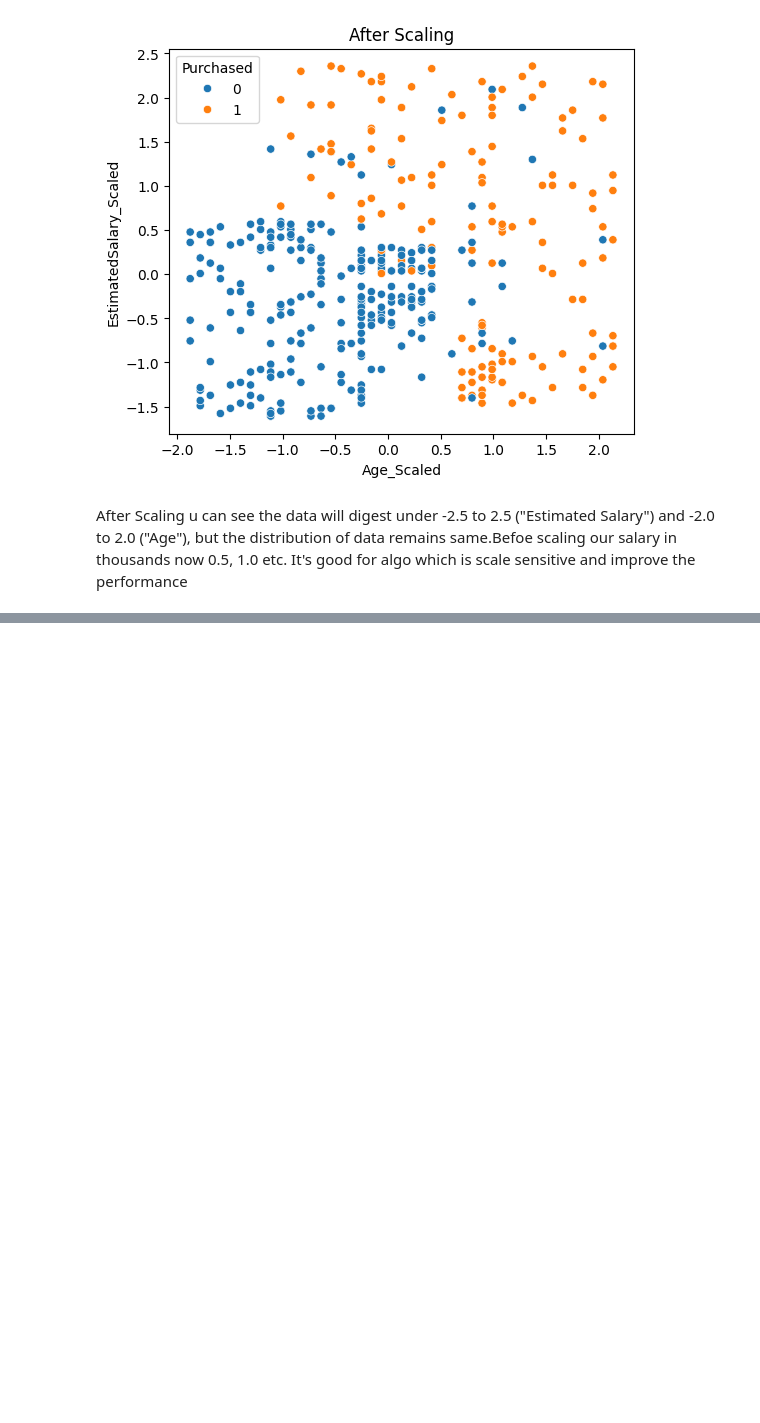
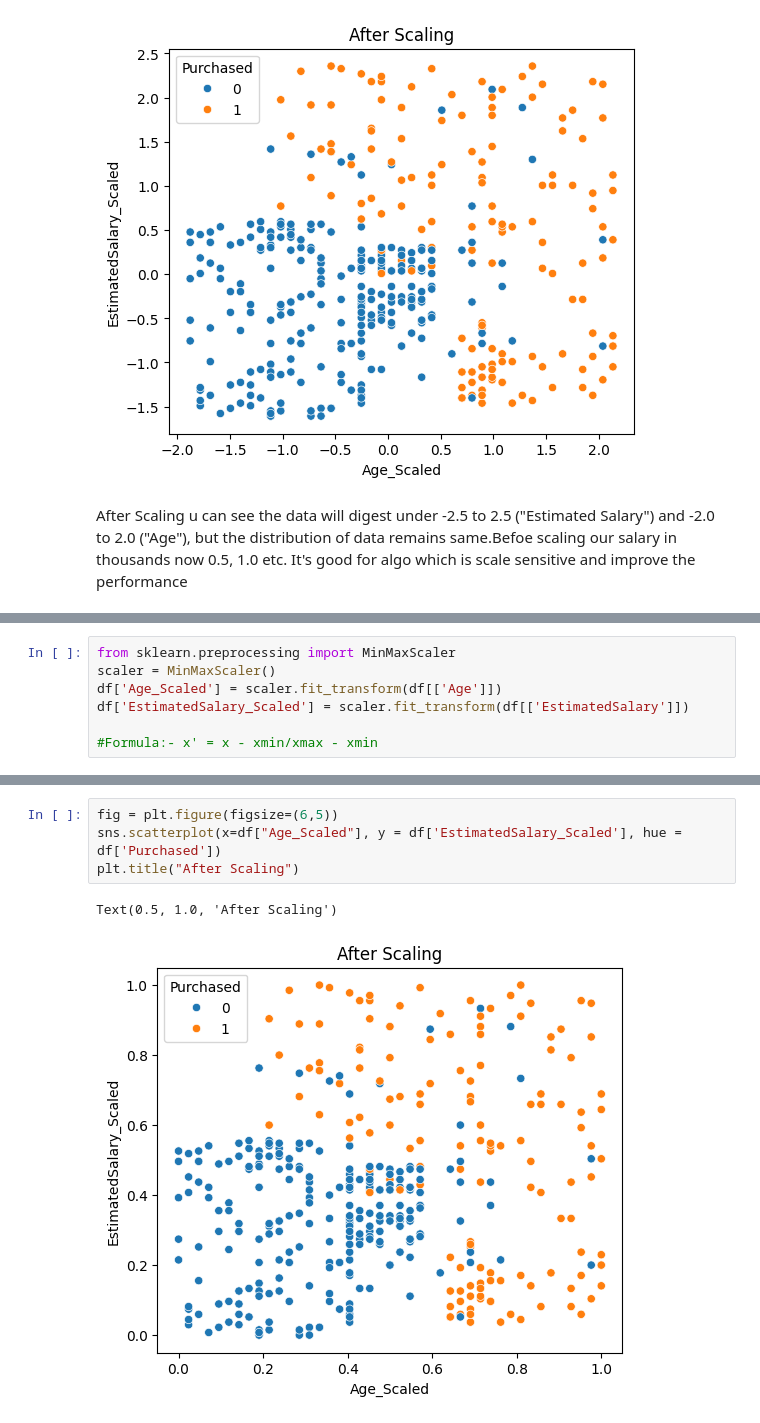
Before and after one commit to Shekhar7017/EDA, a Jupyter notebook: FeatureEngineering.ipynb, the cells around one changed output, grey strips where cells are left out. Saved outputs shown, nothing was run; the diff lists cells and outputs as text; blank space fills up the shorter version.

Commit message:
Updated Notebook after learning

```diff
--- a/FeatureEngineering.ipynb
+++ b/FeatureEngineering.ipynb
@@ -84,0 +94,7 @@ After Scaling u can see the data will digest under -2.5 to 2.5 ("Estimated Salar
+# %%
+from sklearn.preprocessing import MinMaxScaler
+scaler = MinMaxScaler()
+df['Age_Scaled'] = scaler.fit_transform(df[['Age']])
+df['EstimatedSalary_Scaled'] = scaler.fit_transform(df[['EstimatedSalary']])
+
+#Formula:- x' = x - xmin/xmax - xmin
@@ -84,0 +110,7 @@ After Scaling u can see the data will digest under -2.5 to 2.5 ("Estimated Salar
+# %%
+fig = plt.figure(figsize=(6,5))
+sns.scatterplot(x=df["Age_Scaled"], y = df['EstimatedSalary_Scaled'], hue = df['Purchased'])
+plt.title("After Scaling")
+# %% [output]
+Text(0.5, 1.0, 'After Scaling')
+[figure, added]
```
Also changed, not shown: parts of 10 cells of this notebook.
